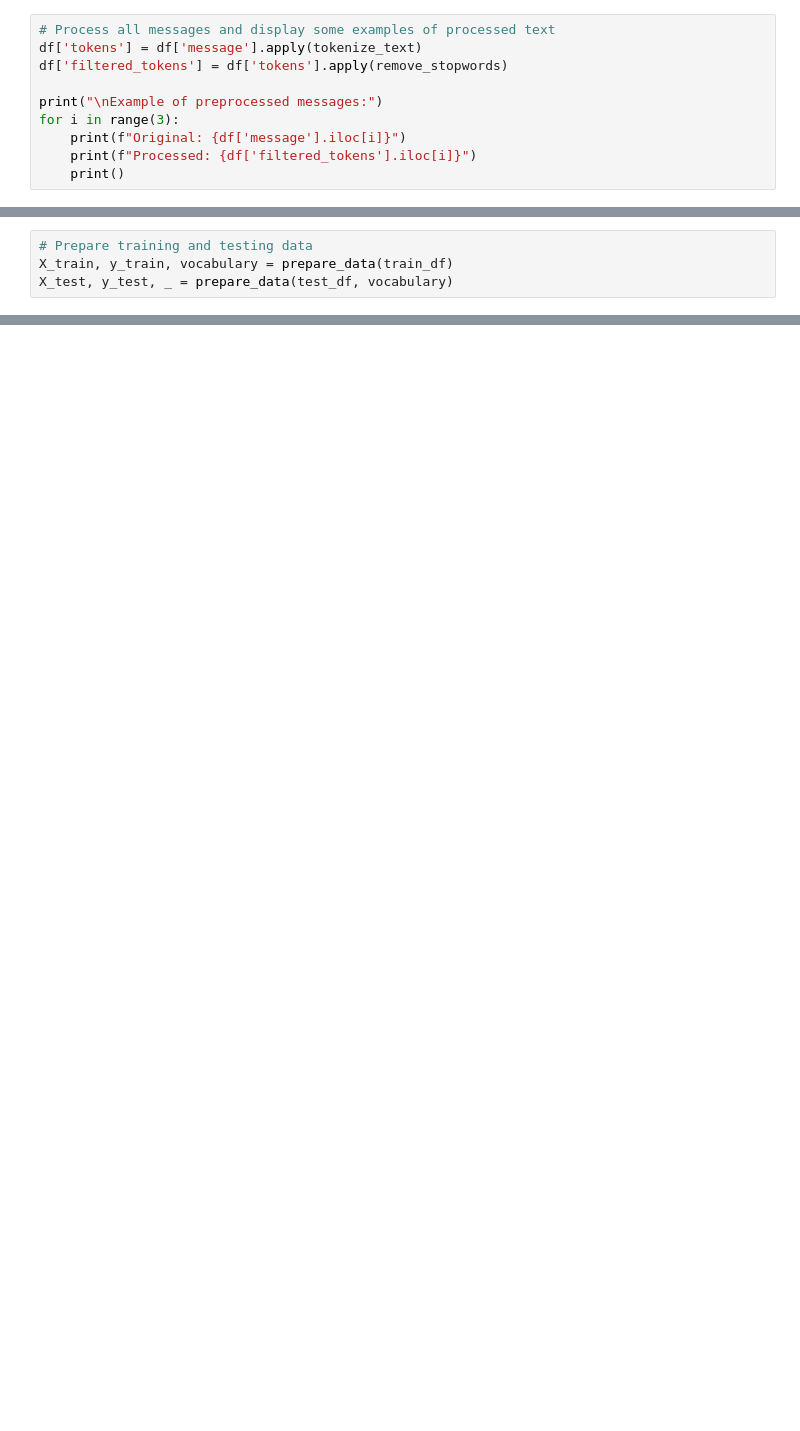
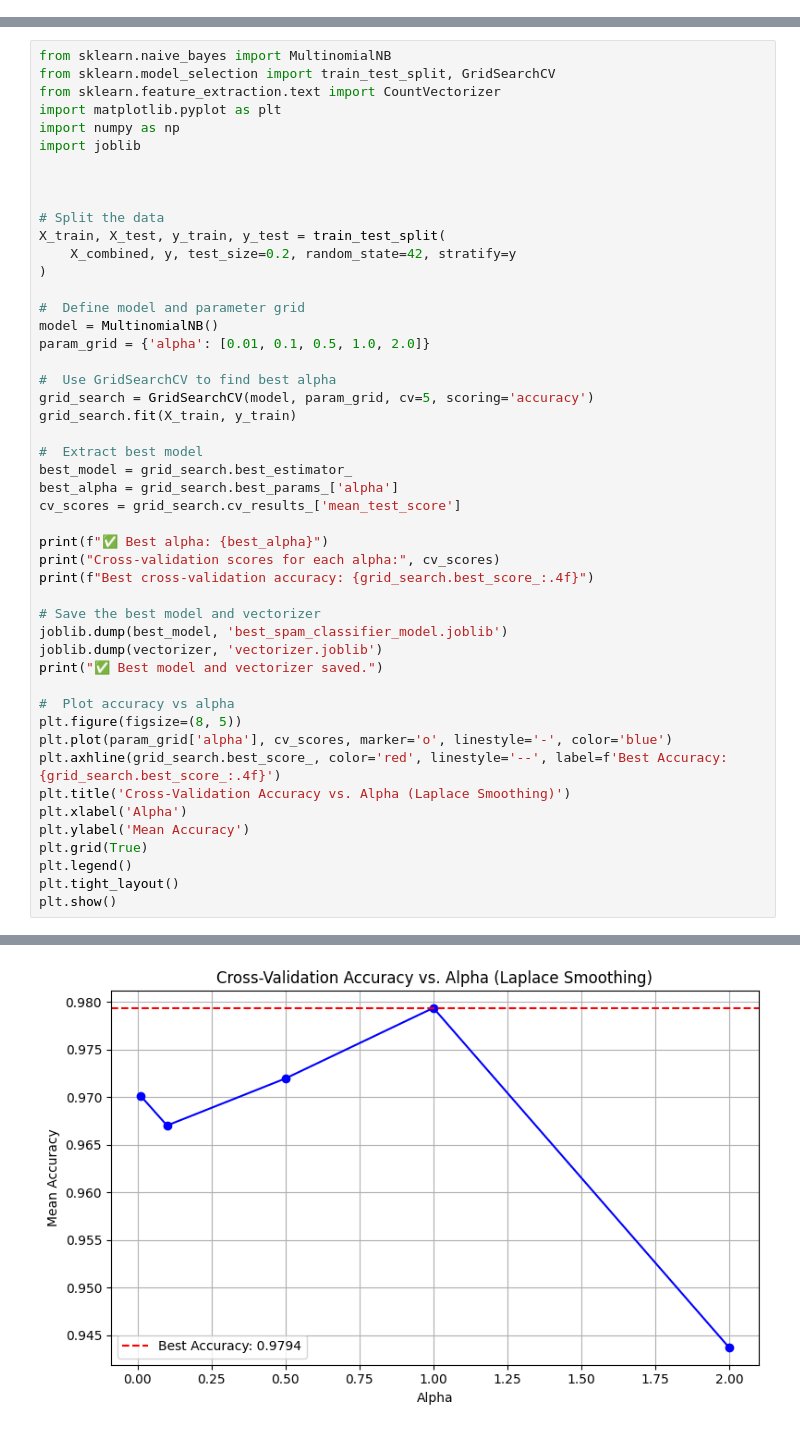
Before and after one commit to mddsayemm/Spam-Detection-with-Naive-Bayes-, a Jupyter notebook: Spam Detection With Naive Bayes.ipynb, the cells around one changed output, grey strips where cells are left out. Saved outputs shown, nothing was run; the diff lists cells and outputs as text; blank space fills up the shorter version.

```diff
--- a/Spam Detection With Naive Bayes.ipynb
+++ b/Spam Detection With Naive Bayes.ipynb
@@ -226,10 +106,0 @@ After stopword removal: ['hello', 'sample', 'message', 'numbers', 'working']
-# %%
-# Process all messages and display some examples of processed text
-df['tokens'] = df['message'].apply(tokenize_text)
-df['filtered_tokens'] = df['tokens'].apply(remove_stopwords)
-
-print("\nExample of preprocessed messages:")
-for i in range(3):
-    print(f"Original: {df['message'].iloc[i]}")
-    print(f"Processed: {df['filtered_tokens'].iloc[i]}")
-    print()
@@ -604,4 +106,0 @@ Name: proportion, dtype: float64
-# %%
-# Prepare training and testing data
-X_train, y_train, vocabulary = prepare_data(train_df)
-X_test, y_test, _ = prepare_data(test_df, vocabulary)
@@ -792,0 +184,49 @@ cos: 0.0413
+# %%
+from sklearn.naive_bayes import MultinomialNB
+from sklearn.model_selection import train_test_split, GridSearchCV
+from sklearn.feature_extraction.text import CountVectorizer
+import matplotlib.pyplot as plt
+import numpy as np
+import joblib
+
+
+
+# Split the data
+X_train, X_test, y_train, y_test = train_test_split(
+    X_combined, y, test_size=0.2, random_state=42, stratify=y
+)
+
+#  Define model and parameter grid
+model = MultinomialNB()
+param_grid = {'alpha': [0.01, 0.1, 0.5, 1.0, 2.0]}
+
+#  Use GridSearchCV to find best alpha
+grid_search = GridSearchCV(model, param_grid, cv=5, scoring='accuracy')
+grid_search.fit(X_train, y_train)
+
+#  Extract best model
+best_model = grid_search.best_estimator_
+best_alpha = grid_search.best_params_['alpha']
+cv_scores = grid_search.cv_results_['mean_test_score']
+
+print(f"✅ Best alpha: {best_alpha}")
+print("Cross-validation scores for each alpha:", cv_scores)
+print(f"Best cross-validation accuracy: {grid_search.best_score_:.4f}")
+
+# Save the best model and vectorizer
+joblib.dump(best_model, 'best_spam_classifier_model.joblib')
+joblib.dump(vectorizer, 'vectorizer.joblib')
+print("✅ Best model and vectorizer saved.")
+
+#  Plot accuracy vs alpha
+plt.figure(figsize=(8, 5))
+plt.plot(param_grid['alpha'], cv_scores, marker='o', linestyle='-', color='blue')
+plt.axhline(grid_search.best_score_, color='red', linestyle='--', label=f'Best Accuracy: {grid_search.best_score_:.4f}')
+plt.title('Cross-Validation Accuracy vs. Alpha (Laplace Smoothing)')
+plt.xlabel('Alpha')
+plt.ylabel('Mean Accuracy')
+plt.grid(True)
+plt.legend()
+plt.tight_layout()
+plt.show()
+# %% [output]
@@ -792,0 +237 @@ cos: 0.0413
+[figure, added]
```
Also changed, not shown: parts of 34 cells of this notebook.
